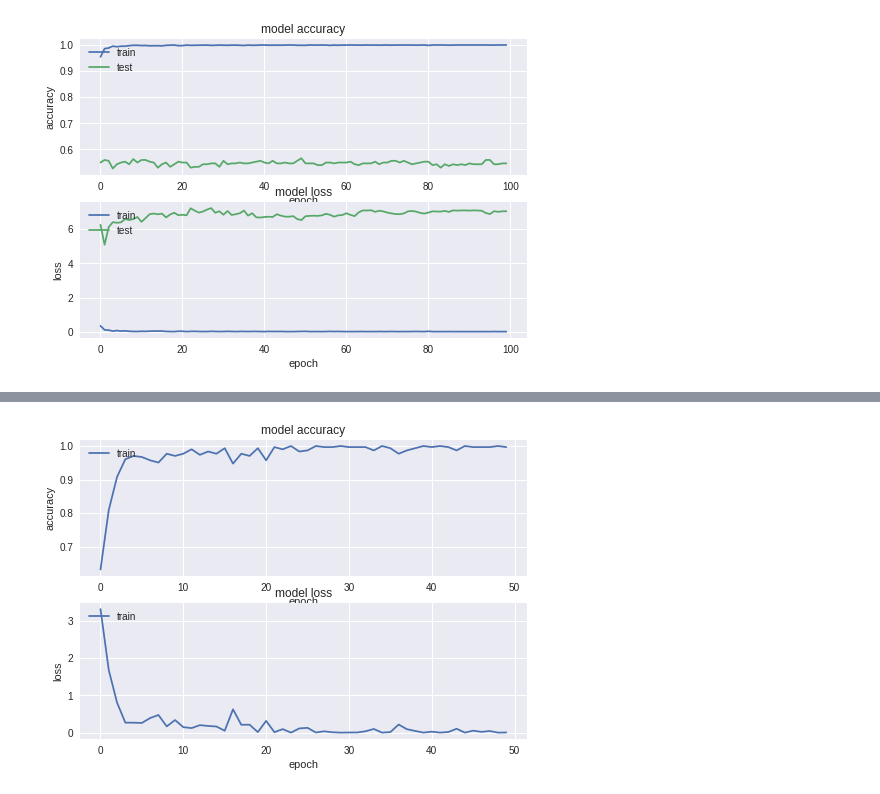
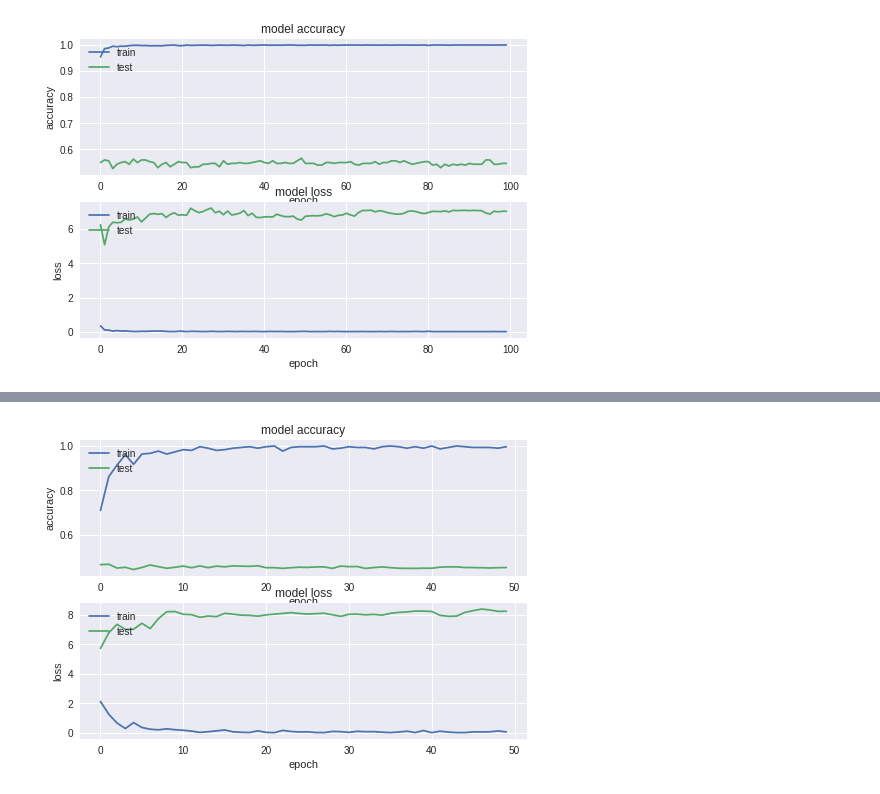
Before and after one commit to aksh98/Advanced_Biometrics_Assignments, a Jupyter notebook: BiometricsProject.ipynb, the cells around one changed output, grey strips where cells are left out. Cells and saved outputs as stored; diff of their text form; code cells hidden in the pictures.

```diff
--- a/BiometricsProject.ipynb
+++ b/BiometricsProject.ipynb
@@ -505,7 +505,7 @@ def train_top_model():
 
     print("heylp")
     history = model.fit(train_data,encoded_train,
-             epochs=epochs,batch_size = batch_size)
+             epochs=epochs,batch_size = batch_size,validation_data=(test_data,encoded_test))
 
     model.save_weights(top_model_weights_path)
 
@@ -516,7 +516,7 @@ def train_top_model():
      # summarize history for accuracy
     plt.subplot(211)
     plt.plot(history.history['acc'])
-#     plt.plot(history.history['val_acc'])
+    plt.plot(history.history['val_acc'])
     plt.title('model accuracy')
     plt.ylabel('accuracy')
     plt.xlabel('epoch')
@@ -526,7 +526,7 @@ def train_top_model():
 
     plt.subplot(212)
     plt.plot(history.history['loss'])
-#     plt.plot(history.history['val_loss'])
+    plt.plot(history.history['val_loss'])
     plt.title('model loss')
     plt.ylabel('loss')
     plt.xlabel('epoch')
@@ -559,4 +559,4 @@ Epoch 50/50
-[figure, old version]
+[figure, new version]
 # %%
     model = VGG16(weights='imagenet',include_top=False)
 
```
Also changed, not shown: parts of 1 cell of this notebook.
